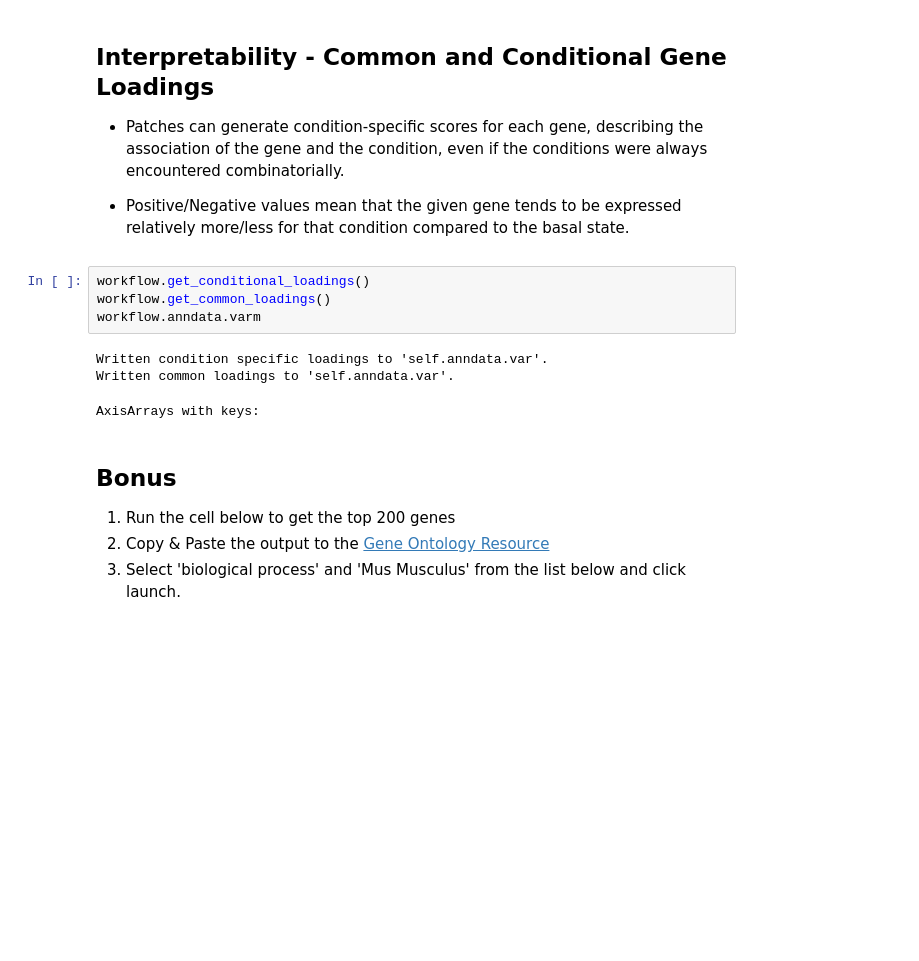
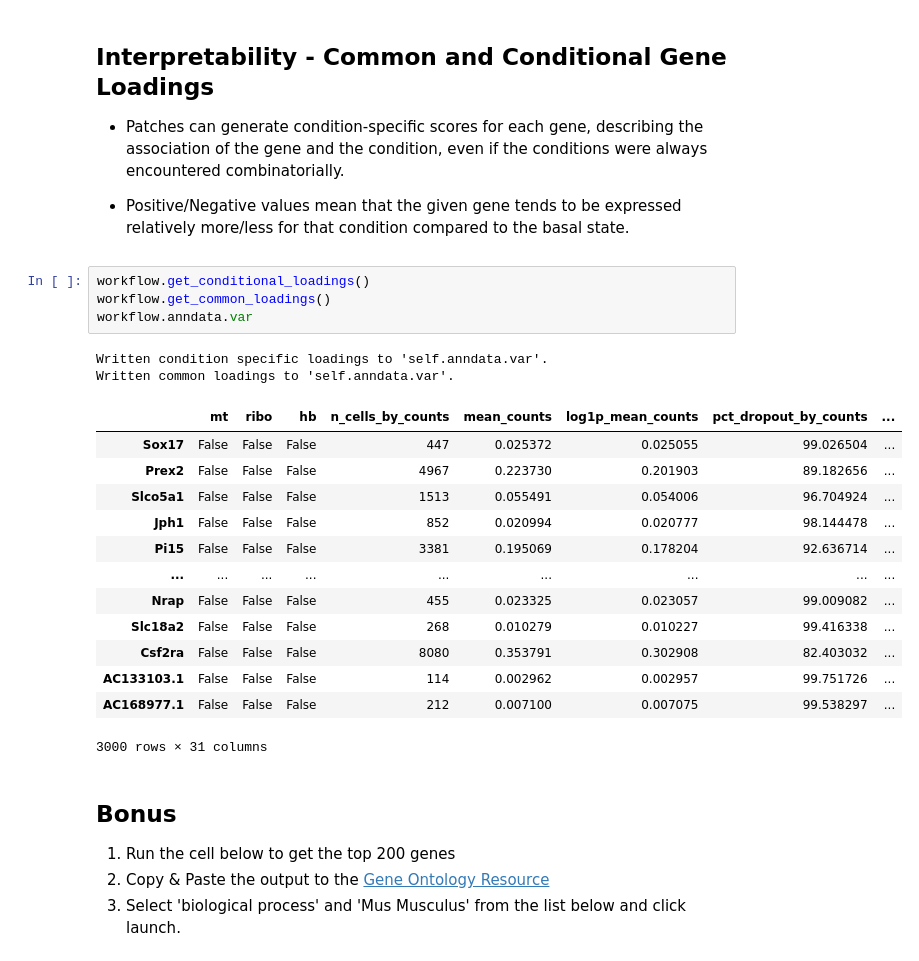
Before and after one commit to Computational-Morphogenomics-Group/Ladder, a Jupyter notebook: docs/notebooks/interpretable_vu_tutorial.ipynb, the cells around one changed output. Cells and saved outputs as stored; diff of their text form; blank space fills up the shorter version.

```diff
--- a/docs/notebooks/interpretable_vu_tutorial.ipynb
+++ b/docs/notebooks/interpretable_vu_tutorial.ipynb
@@ -111,11 +114,23 @@ Chamfer Discrepancy : 0.394 +- 0.0
 # %%
 workflow.get_conditional_loadings()
 workflow.get_common_loadings()
-workflow.anndata.varm
+workflow.anndata.var
 # %% [output]
 Written condition specific loadings to 'self.anndata.var'.
 Written common loadings to 'self.anndata.var'.
+|  | mt | ribo | hb | n_cells_by_counts | mean_counts | log1p_mean_counts | pct_dropout_by_counts | ... |
+| Sox17 | False | False | False | 447 | 0.025372 | 0.025055 | 99.026504 | ... |
+| Prex2 | False | False | False | 4967 | 0.223730 | 0.201903 | 89.182656 | ... |
+| Slco5a1 | False | False | False | 1513 | 0.055491 | 0.054006 | 96.704924 | ... |
+| Jph1 | False | False | False | 852 | 0.020994 | 0.020777 | 98.144478 | ... |
+| Pi15 | False | False | False | 3381 | 0.195069 | 0.178204 | 92.636714 | ... |
+| ... | ... | ... | ... | ... | ... | ... | ... | ... |
+| Nrap | False | False | False | 455 | 0.023325 | 0.023057 | 99.009082 | ... |
+| Slc18a2 | False | False | False | 268 | 0.010279 | 0.010227 | 99.416338 | ... |
+| Csf2ra | False | False | False | 8080 | 0.353791 | 0.302908 | 82.403032 | ... |
+| AC133103.1 | False | False | False | 114 | 0.002962 | 0.002957 | 99.751726 | ... |
+| AC168977.1 | False | False | False | 212 | 0.007100 | 0.007075 | 99.538297 | ... |
-AxisArrays with keys:
+3000 rows × 31 columns
 # %% [markdown]
 ## Bonus
 
```
Also changed, not shown: parts of 12 cells of this notebook, 13 other files.
